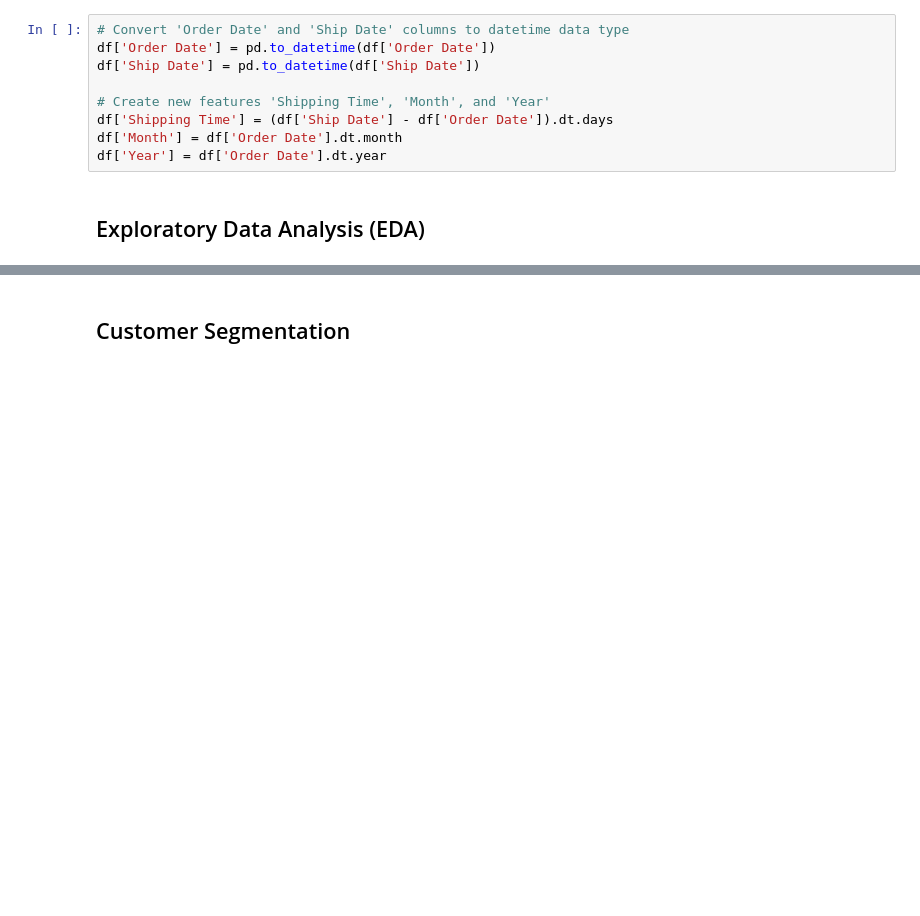
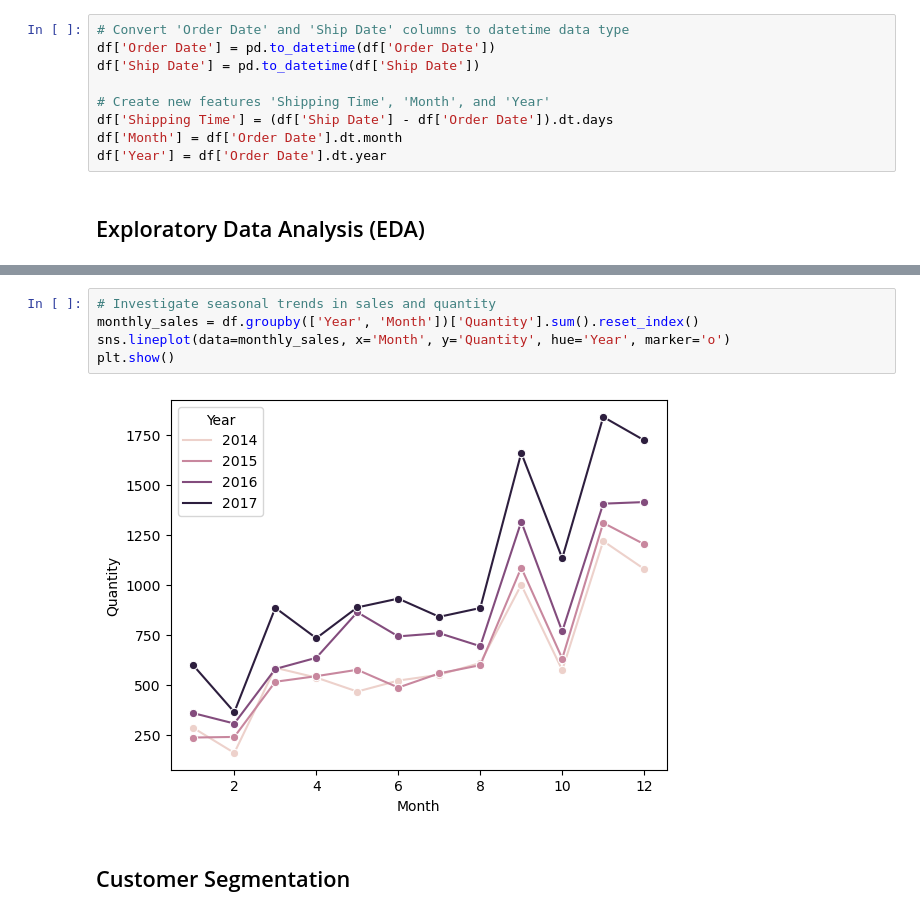
Before and after one commit to tungnd237/InventoryManagementAnalyst, a Jupyter notebook: Inventory Management Analysis.ipynb, the cells around one changed output, grey strips where cells are left out. Saved outputs shown, nothing was run; the diff lists cells and outputs as text; blank space fills up the shorter version.

```diff
--- a/Inventory Management Analysis.ipynb
+++ b/Inventory Management Analysis.ipynb
@@ -409,3 +409,10 @@ plt.show()
+# %%
+# Investigate seasonal trends in sales and quantity
+monthly_sales = df.groupby(['Year', 'Month'])['Quantity'].sum().reset_index()
+sns.lineplot(data=monthly_sales, x='Month', y='Quantity', hue='Year', marker='o')
+plt.show()
+# %% [output]
+[figure, added]
 # %% [markdown]
 ## Customer Segmentation
 # %%
```
Also changed, not shown: parts of 4 cells of this notebook, 14 other files.
